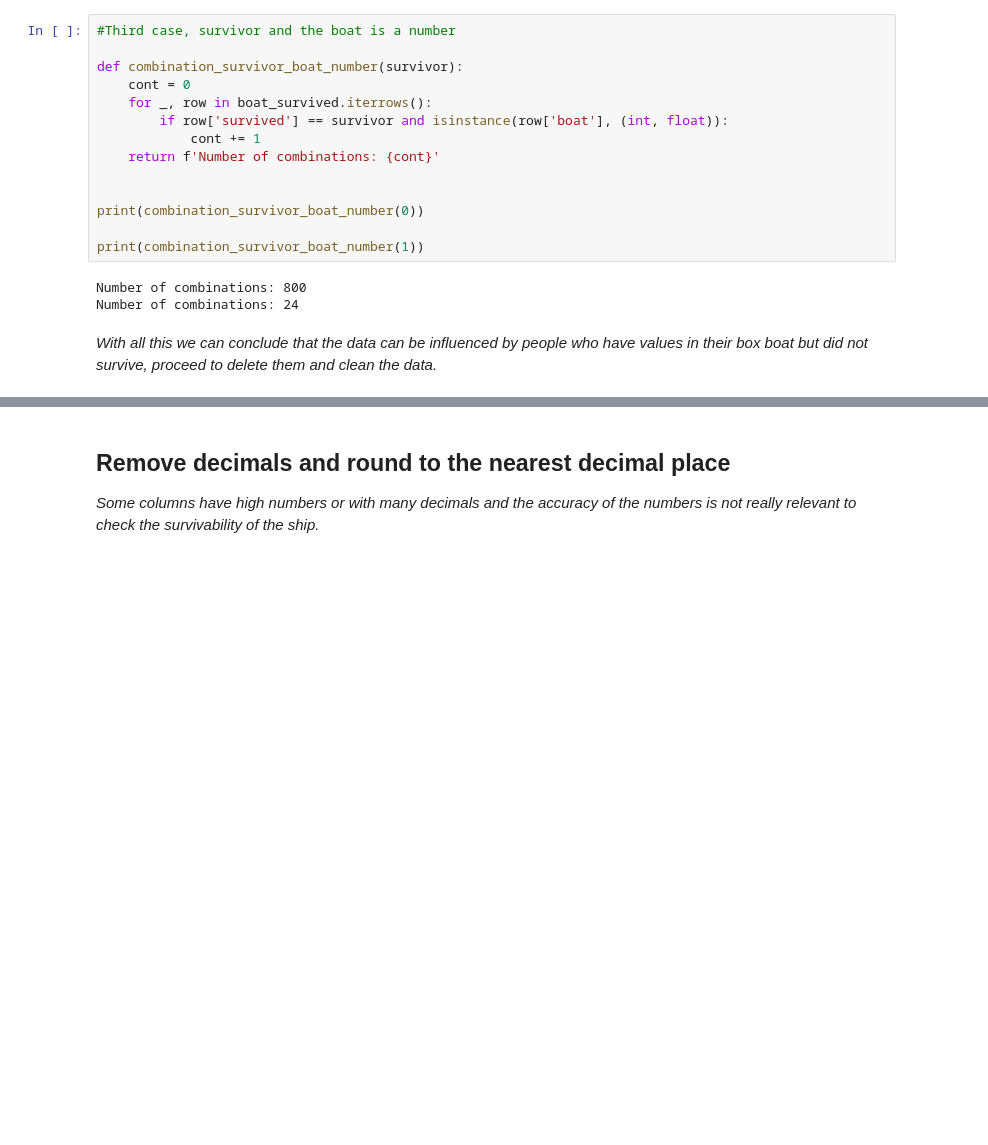
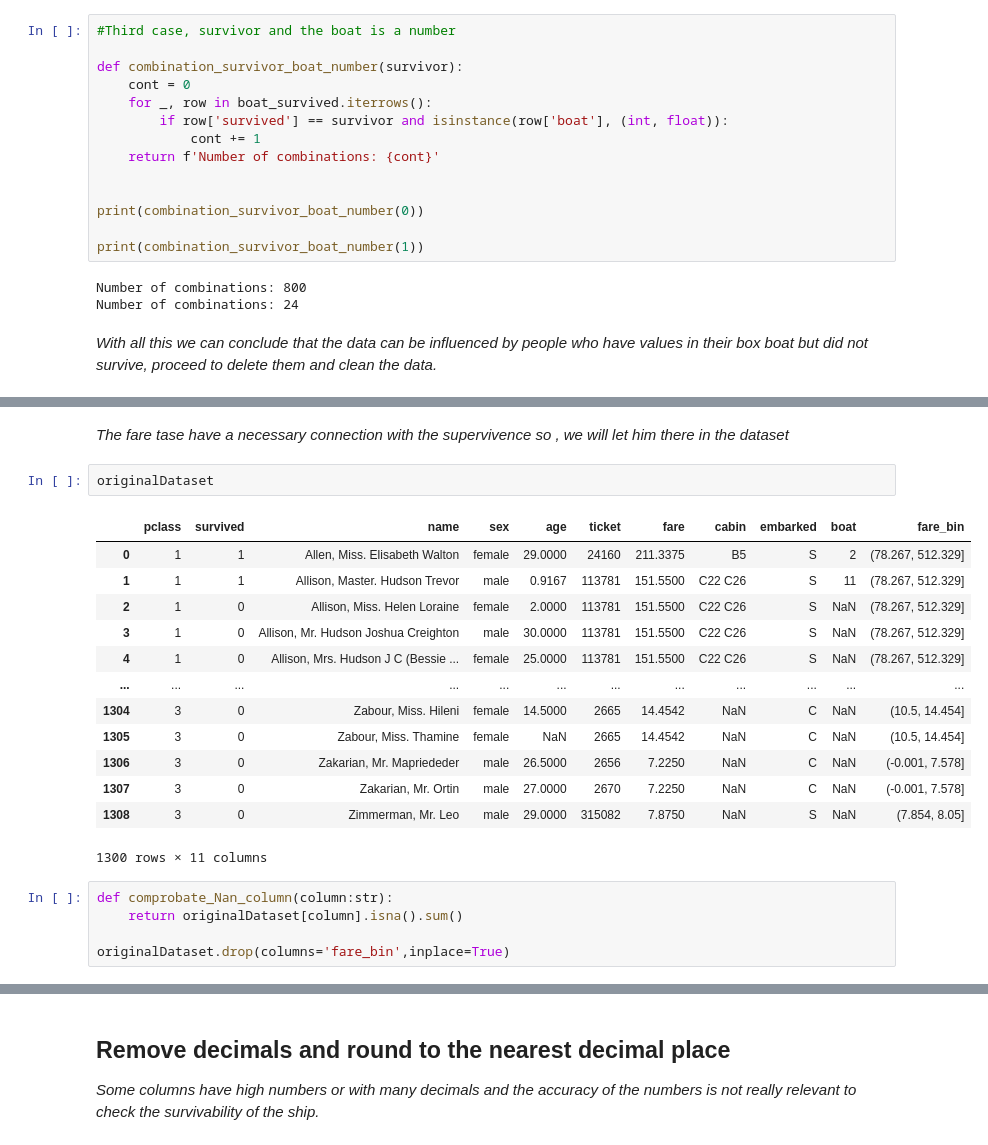
Before and after one commit to CrisHzz/TitanicSurvivors, a Jupyter notebook: DataCleaning/DatasetCleaning.ipynb, the cells around one changed output, grey strips where cells are left out. Cells and saved outputs as stored; diff of their text form; blank space fills up the shorter version.

```diff
--- a/DataCleaning/DatasetCleaning.ipynb
+++ b/DataCleaning/DatasetCleaning.ipynb
@@ -187,0 +225,23 @@ Number of combinations: 24
+# %% [markdown]
+*The fare tase have a necessary connection with the supervivence so , we will let him there in the dataset*
+# %%
+originalDataset
+# %% [output]
+|  | pclass | survived | name | sex | age | ticket | fare | cabin | embarked | boat | fare_bin |
+| 0 | 1 | 1 | Allen, Miss. Elisabeth Walton | female | 29.0000 | 24160 | 211.3375 | B5 | S | 2 | (78.267, 512.329] |
+| 1 | 1 | 1 | Allison, Master. Hudson Trevor | male | 0.9167 | 113781 | 151.5500 | C22 C26 | S | 11 | (78.267, 512.329] |
+| 2 | 1 | 0 | Allison, Miss. Helen Loraine | female | 2.0000 | 113781 | 151.5500 | C22 C26 | S | NaN | (78.267, 512.329] |
+| 3 | 1 | 0 | Allison, Mr. Hudson Joshua Creighton | male | 30.0000 | 113781 | 151.5500 | C22 C26 | S | NaN | (78.267, 512.329] |
+| 4 | 1 | 0 | Allison, Mrs. Hudson J C (Bessie ... | female | 25.0000 | 113781 | 151.5500 | C22 C26 | S | NaN | (78.267, 512.329] |
+| ... | ... | ... | ... | ... | ... | ... | ... | ... | ... | ... | ... |
+| 1304 | 3 | 0 | Zabour, Miss. Hileni | female | 14.5000 | 2665 | 14.4542 | NaN | C | NaN | (10.5, 14.454] |
+| 1305 | 3 | 0 | Zabour, Miss. Thamine | female | NaN | 2665 | 14.4542 | NaN | C | NaN | (10.5, 14.454] |
+| 1306 | 3 | 0 | Zakarian, Mr. Mapriededer | male | 26.5000 | 2656 | 7.2250 | NaN | C | NaN | (-0.001, 7.578] |
+| 1307 | 3 | 0 | Zakarian, Mr. Ortin | male | 27.0000 | 2670 | 7.2250 | NaN | C | NaN | (-0.001, 7.578] |
+| 1308 | 3 | 0 | Zimmerman, Mr. Leo | male | 29.0000 | 315082 | 7.8750 | NaN | S | NaN | (7.854, 8.05] |
+1300 rows × 11 columns
+# %%
+def comprobate_Nan_column(column:str):
+    return originalDataset[column].isna().sum()
+
+originalDataset.drop(columns='fare_bin',inplace=True)
```
Also changed, not shown: parts of 11 cells of this notebook.
